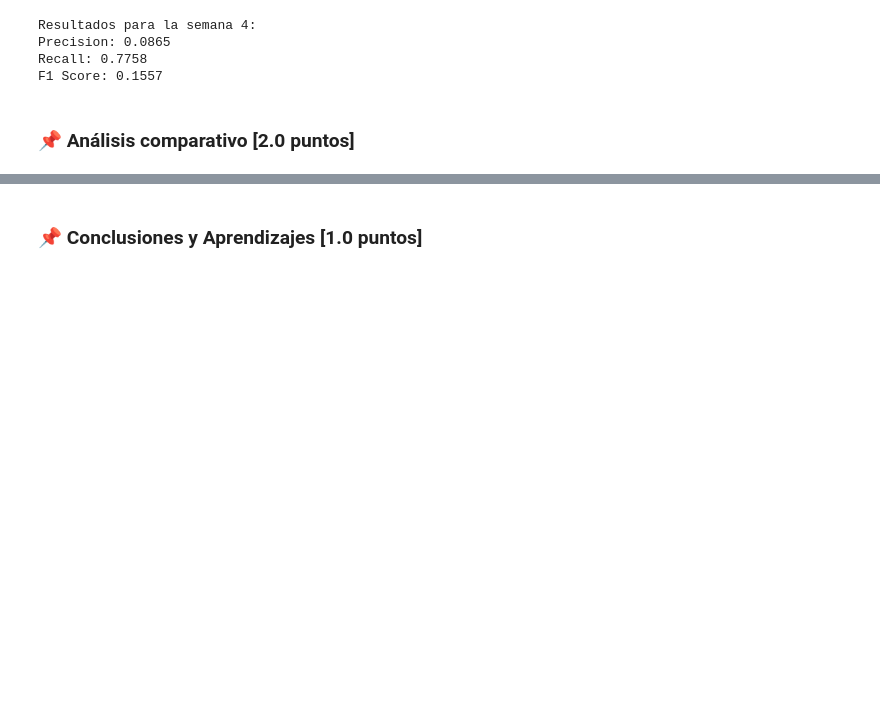
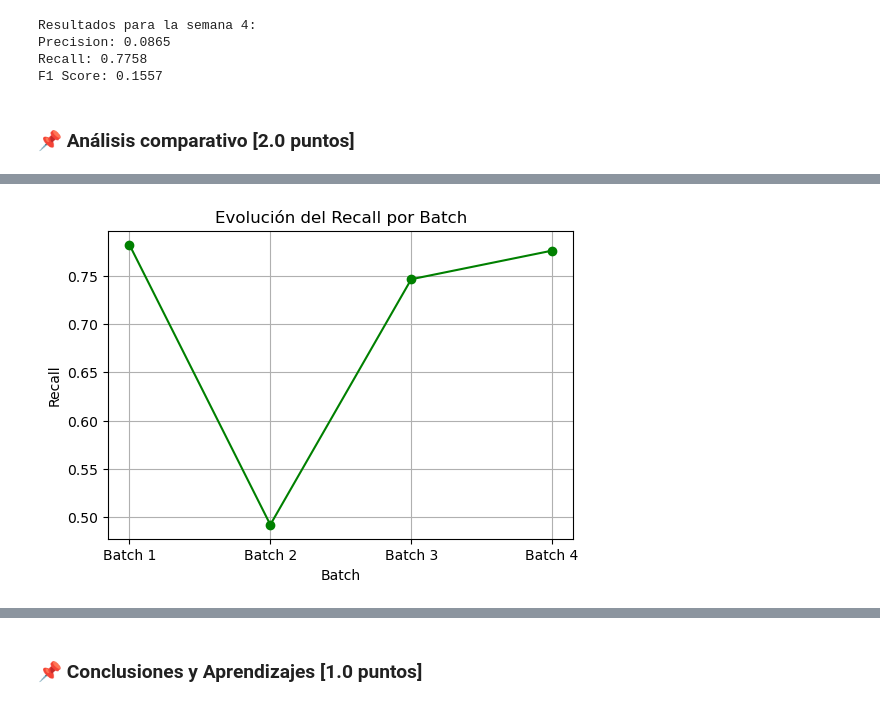
Before and after one commit to sebastianacunau/MDS7202-Laboratorios-y-Proyecto, a Jupyter notebook: Proyecto/Entrega 3/enunciado_entrega3.ipynb, the cells around one changed output, grey strips where cells are left out. Cells and saved outputs as stored; diff of their text form; code cells hidden in the pictures; blank space fills up the shorter version.

```diff
--- a/Proyecto/Entrega 3/enunciado_entrega3.ipynb
+++ b/Proyecto/Entrega 3/enunciado_entrega3.ipynb
@@ -278,0 +290,11 @@ precision_evolcuion = [0.0554,0.2002,0.0819,0.0865]
+# %%
+plt.figure(figsize=(6,4))
+plt.plot([1,2,3,4], recall_evolucion, marker='o', linestyle='-', color='g')
+plt.xticks([1,2,3,4], labels=['Batch 1', 'Batch 2', 'Batch 3', 'Batch 4'])
+plt.xlabel('Batch')
+plt.ylabel('Recall')
+plt.title('Evolución del Recall por Batch')
+plt.grid(True)
+plt.show()
+# %% [output]
+[figure, added]
```
Also changed, not shown: parts of 9 cells of this notebook.
